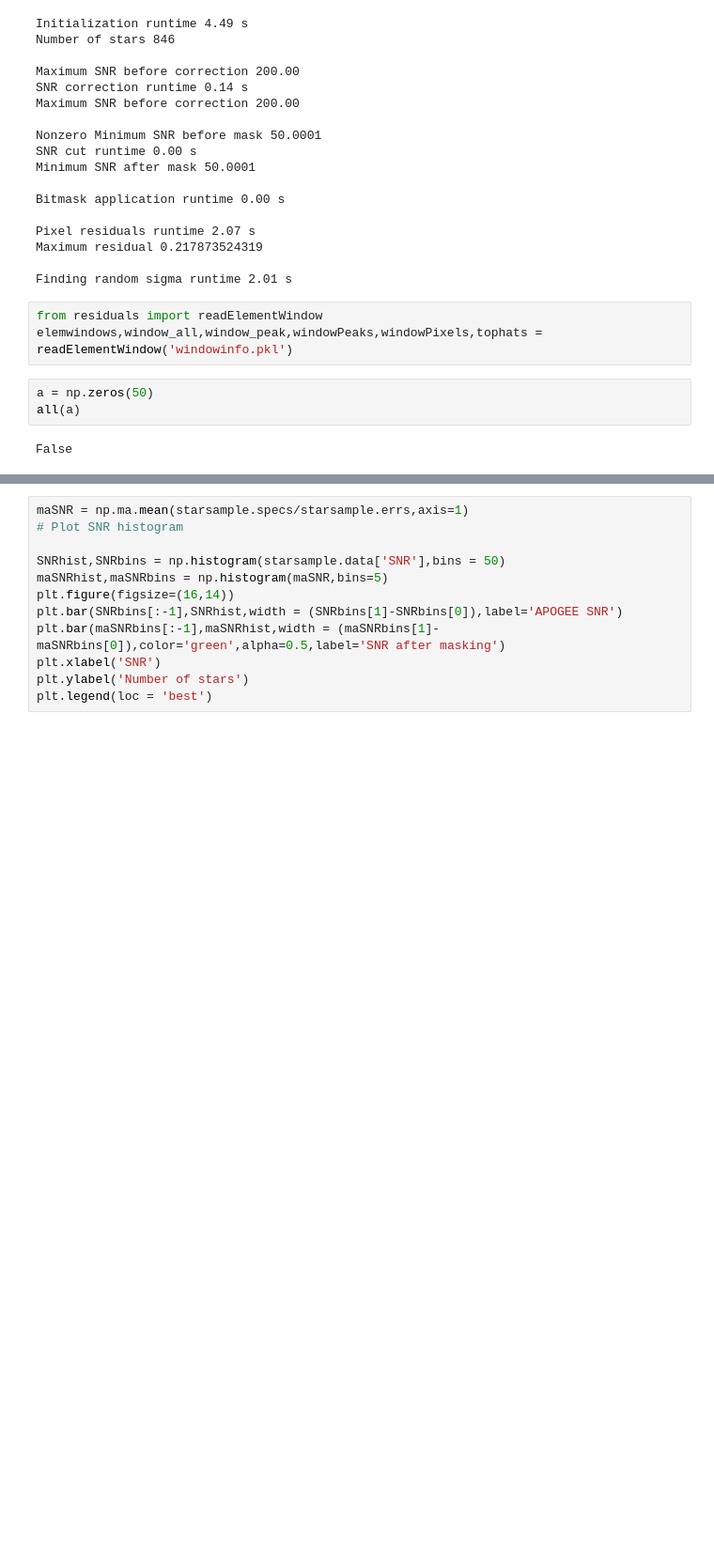
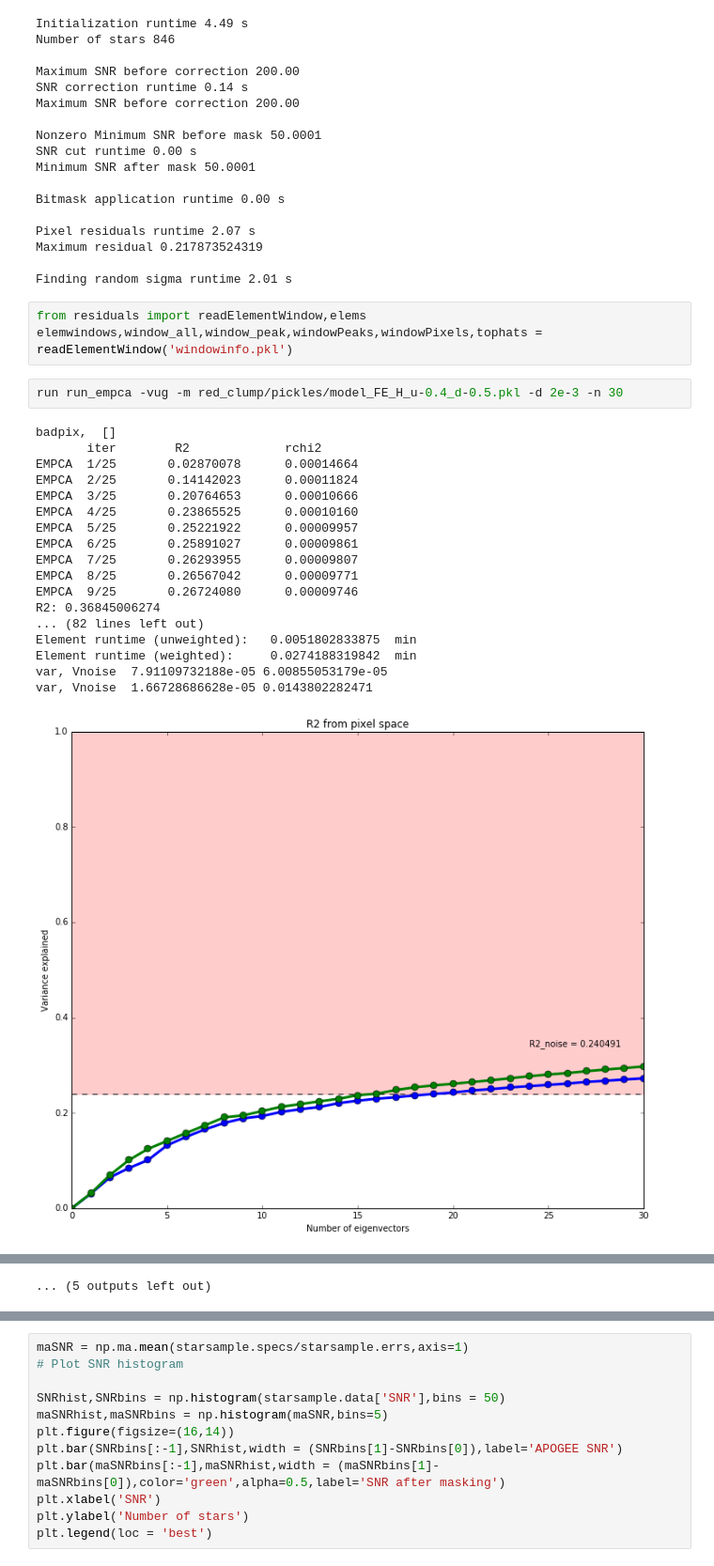
Before and after one commit to NatalieP-J/rcapogee-plots, a Jupyter notebook: Red Clump Plots.ipynb, the cells around one changed output, grey strips where cells are left out. Shown at 94% size. Cells and saved outputs as stored; diff of their text form; blank space fills up the shorter version.

Commit message:
These plots look good but I don't know why - R2noise is way off

```diff
--- a/Red Clump Plots.ipynb
+++ b/Red Clump Plots.ipynb
@@ -19,10 +26,26 @@ Maximum residual 0.217873524319
 
 Finding random sigma runtime 2.01 s
 # %%
-from residuals import readElementWindow
+from residuals import readElementWindow,elems
 elemwindows,window_all,window_peak,windowPeaks,windowPixels,tophats = readElementWindow('windowinfo.pkl')
-# %%
-a = np.zeros(50)
-all(a)
-# %% [output]
-False
+# %%
+run run_empca -vug -m red_clump/pickles/model_FE_H_u-0.4_d-0.5.pkl -d 2e-3 -n 30
+# %% [output]
+badpix,  []
+       iter        R2             rchi2
+EMPCA  1/25       0.02870078      0.00014664
+EMPCA  2/25       0.14142023      0.00011824
+EMPCA  3/25       0.20764653      0.00010666
+EMPCA  4/25       0.23865525      0.00010160
+EMPCA  5/25       0.25221922      0.00009957
+EMPCA  6/25       0.25891027      0.00009861
+EMPCA  7/25       0.26293955      0.00009807
+EMPCA  8/25       0.26567042      0.00009771
+EMPCA  9/25       0.26724080      0.00009746
+R2: 0.36845006274
+... (82 lines left out)
+Element runtime (unweighted):   0.0051802833875  min
+Element runtime (weighted):     0.0274188319842  min
+var, Vnoise  7.91109732188e-05 6.00855053179e-05
+var, Vnoise  1.66728686628e-05 0.0143802282471
+[figure, added]
@@ -28,0 +62 @@ False
+... (5 outputs left out)
```
Also changed, not shown: parts of 8 cells of this notebook, 2 other files.
